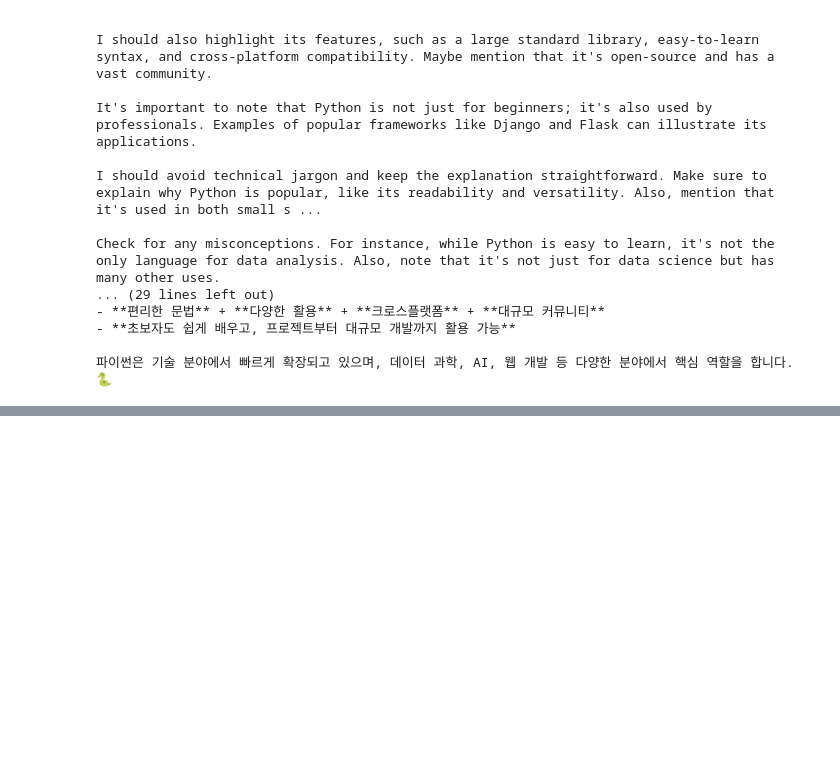
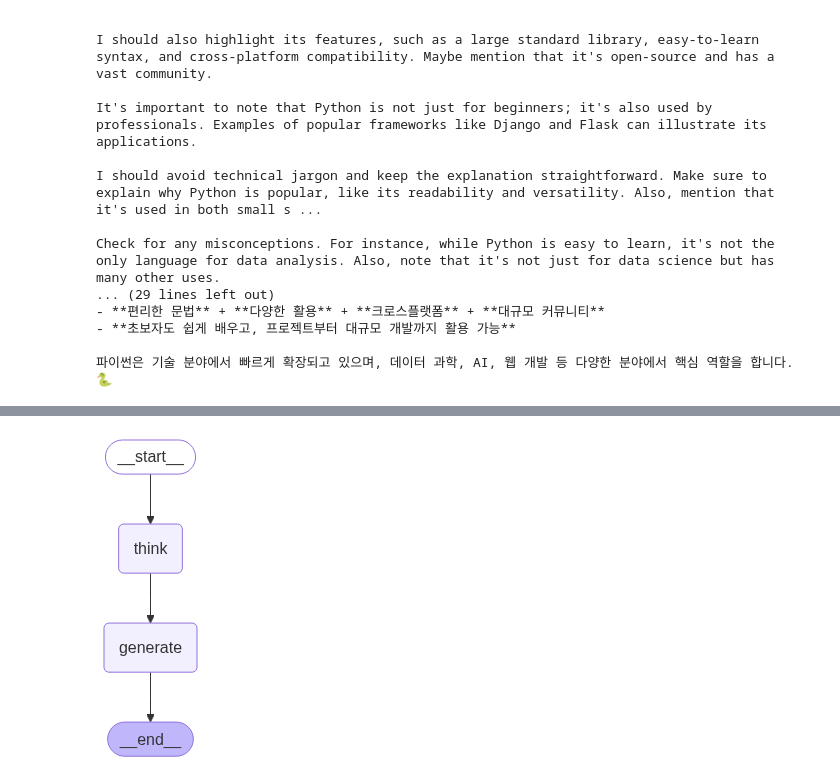
Before and after one commit to nanahyeya/LLM_LangChain_App, a Jupyter notebook: 7.Ollama_Model연동.ipynb, the cells around one changed output, grey strips where cells are left out. Saved outputs shown, nothing was run; the diff lists cells and outputs as text; code cells hidden in the pictures; blank space fills up the shorter version.

```diff
--- a/7.Ollama_Model연동.ipynb
+++ b/7.Ollama_Model연동.ipynb
@@ -93,0 +295,30 @@ Check for any misconceptions. For instance, while Python is easy to learn, it's
+# %%
+#DeepSeek를 통해서 추론 부분까지만 생성합니다.
+def think(state: State):
+    question = state["question"]
+    response = reasoning_model.invoke(question)
+    #print(response.content)
+    return {"thinking": response.content}
+
+#Qwen를 통해서 결과 출력 부분을 생성합니다.
+def generate(state: State):
+    messages = answer_prompt.invoke({"question": state["question"], "thinking": state["thinking"]})
+    response = generation_model.invoke(messages)
+    print(response.content)
+    return {"answer": response.content}
+
+# 그래프 컴파일
+graph_builder = StateGraph(State).add_sequence([think, generate])
+graph_builder.add_edge(START, "think")
+graph = graph_builder.compile()
+
+# 입력 데이터
+inputs = {"question": "9.9와 9.11 중 무엇이 더 큰가요?"}
+
+# invoke()를 사용하여 그래프 호출
+result = graph.invoke(inputs)
+print(result)
+
+# 결과 출력
+print("==> 생성된 답변: \n")
+print(result["answer"])
@@ -93,0 +343,11 @@ Check for any misconceptions. For instance, while Python is easy to learn, it's
+# %%
+from IPython.display import Image, display
+from langchain_core.runnables.graph import CurveStyle, MermaidDrawMethod, NodeStyles
+
+display(
+    Image(
+        graph.get_graph().draw_mermaid_png(draw_method=MermaidDrawMethod.API)
+    )
+)
+# %% [output]
+[figure, added]
```
Also changed, not shown: parts of 7 cells of this notebook, 2 other files.
